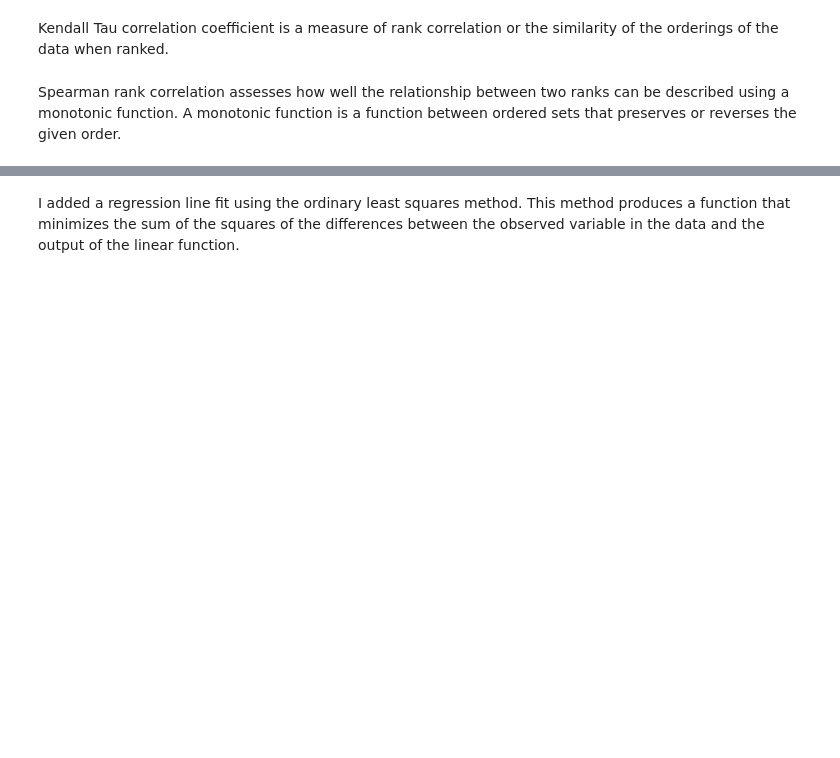
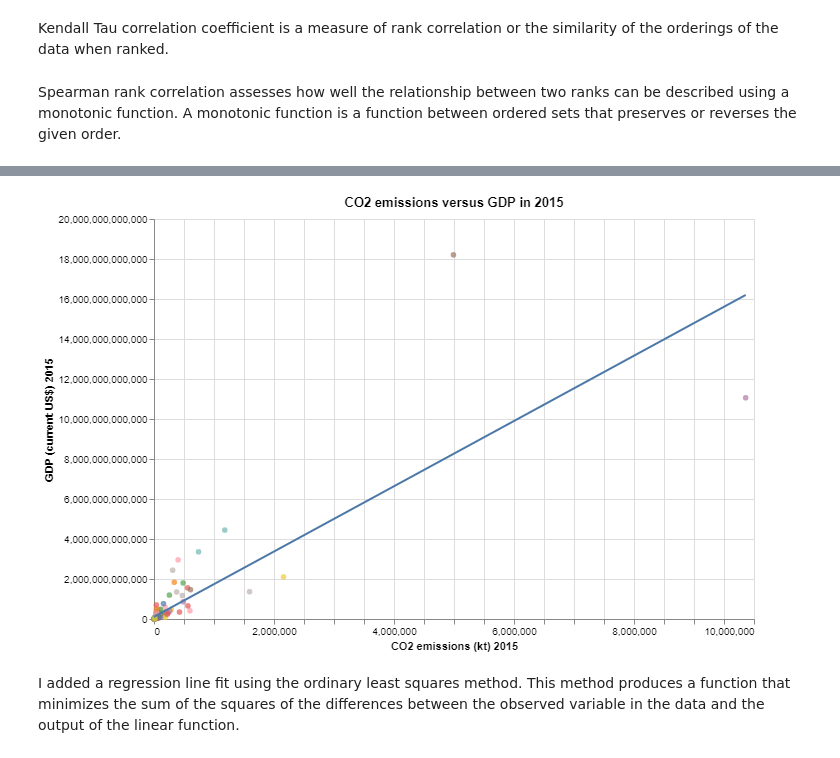
Before and after one commit to ben-schmitt/EDA_with_pandas, a Jupyter notebook: correlation.ipynb, the cells around one changed output, grey strips where cells are left out. Drawn from its saved outputs; the diff is of its cells as text; code cells hidden in the pictures; blank space fills up the shorter version.

Commit message:
png images

```diff
--- a/correlation.ipynb
+++ b/correlation.ipynb
@@ -36,10 +29,10 @@ RendererRegistry.enable('default')
 # %%
 #Read WDI data into a pandas dataframe
-wdi_df = pd.read_csv('WDIData.csv')
+wdi_df = pd.read_csv('/content/drive/MyDrive/Colab Notebooks/EDA demo/WDIData.csv')
 
 #There are region names included in the country column and I only want to look at countries
 #Using the WDICountry.csv to get a list of countries only
-wdi_country_df = pd.read_csv('WDICountry.csv')
+wdi_country_df = pd.read_csv('/content/drive/MyDrive/Colab Notebooks/EDA demo/WDICountry.csv')
 #getting list of only countries and not regions
 country_only = wdi_country_df.dropna(subset=['Region'])
 country_only = country_only['Table Name']
@@ -247,5 +240,9 @@ chart= alt.Chart(new_ind_df).mark_circle().encode(
 ).properties(width=600, height=400, title='CO2 emissions versus GDP in 2015' )
 
 #Here is a linear regression fit using ordinary least squares which minimizes distance between data points and the line
-chart + chart.transform_regression('CO2 emissions (kt) 2015', 'GDP (current US$) 2015').mark_line()
+chart1=(chart + chart.transform_regression('CO2 emissions (kt) 2015', 'GDP (current US$) 2015').mark_line())
+chart1
+from PIL import Image
+vis1 = Image.open('/content/visualization1.png')
+vis1.show()
 # %% [output]
@@ -253,3 +249,4 @@ chart + chart.transform_regression('CO2 emissions (kt) 2015', 'GDP (current US$)
+[figure, added]
 # %% [markdown]
 I added a regression line fit using the ordinary least squares method. This method produces a function that minimizes the sum of the squares of the differences between the observed variable in the data and the output of the linear function.
 # %%
```
Also changed, not shown: parts of 13 cells of this notebook.
